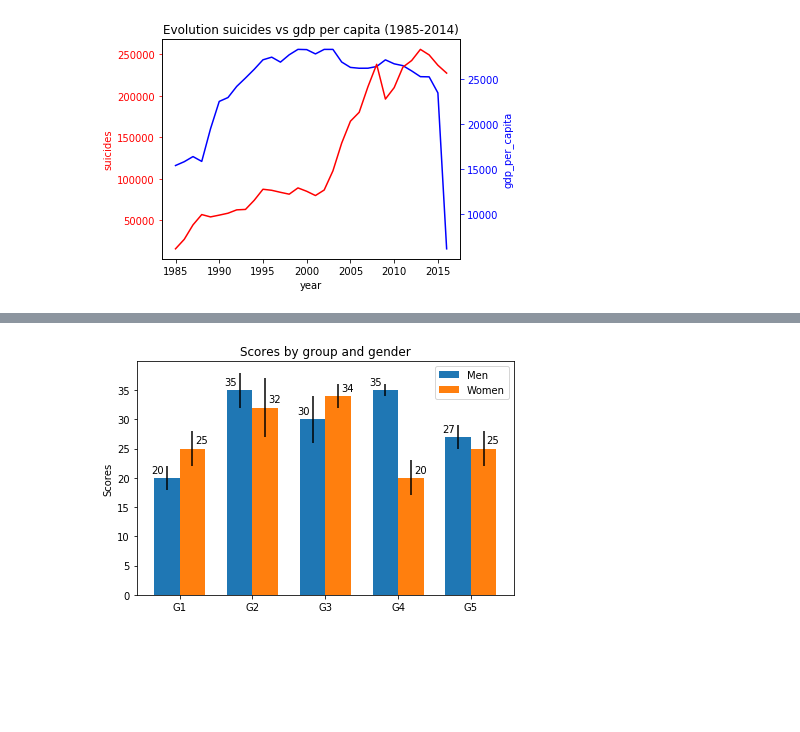
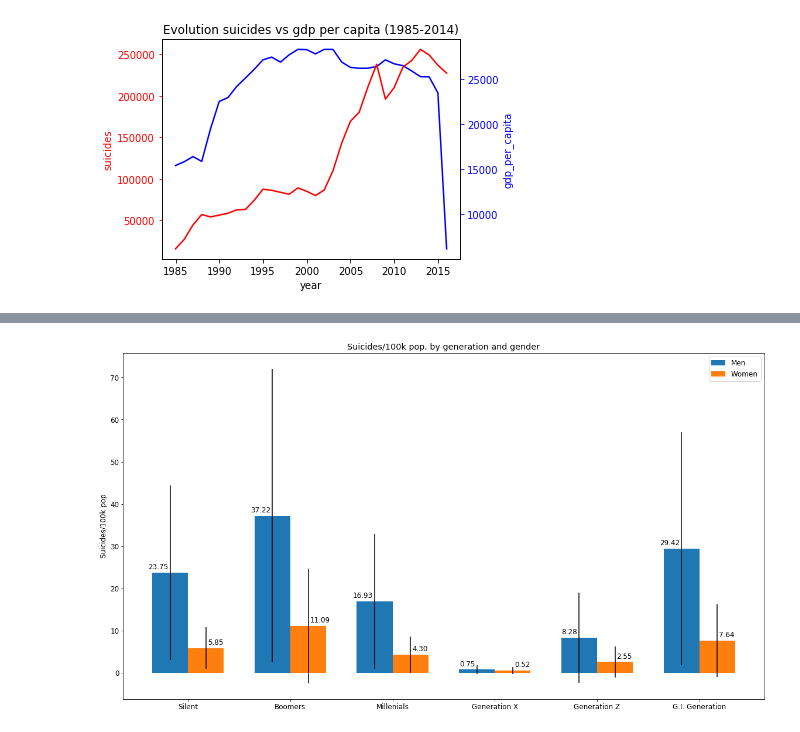
Before and after one commit to jmolins89/project-pipeline, a Jupyter notebook: src/Untitled.ipynb, the cells around one changed output, grey strips where cells are left out. Saved outputs shown, nothing was run; the diff lists cells and outputs as text; code cells hidden in the pictures; blank space fills up the shorter version.

```diff
--- a/src/Untitled.ipynb
+++ b/src/Untitled.ipynb
@@ -243,3 +244,6 @@ fig.tight_layout()
 plt.show()
 # %% [output]
 [figure]
+# %%
+df2 = data_clean.groupby(['sex','generation']).agg(['sum','mean','std'])#.reset_index()
+df3 = df2.unstack(level=0).reset_index()
@@ -246,54 +272,50 @@ plt.show()
 # %%
-import matplotlib
-import matplotlib.pyplot as plt
-import numpy as np
 
-
-men_means, men_std = (20, 35, 30, 35, 27), (2, 3, 4, 1, 2)
-women_means, women_std = (25, 32, 34, 20, 25), (3, 5, 2, 3, 3)
+men_means, men_std = tuple(df2['suicides/100k pop']['mean']['male']), tuple(df2['suicides/100k pop']['std']['male'])
+women_means, women_std = tuple(df2['suicides/100k pop']['mean']['female']), tuple(df2['suicides/100k pop']['std']['female'])
 
 ind = np.arange(len(men_means))  # the x locations for the groups
 width = 0.35  # the width of the bars
 
 fig, ax = plt.subplots()
-rects1 = ax.bar(ind - width/2, men_means, width, yerr=men_std,
-                label='Men')
-rects2 = ax.bar(ind + width/2, women_means, width, yerr=women_std,
-                label='Women')
+rects1 = ax.bar(ind - width/2, men_means,  width, yerr=men_std, label='Men') # remove std
+rects2 = ax.bar(ind + width/2, women_means,  width, yerr=women_std, label='Women') # remove std
 
 # Add some text for labels, title and custom x-axis tick labels, etc.
-ax.set_ylabel('Scores')
-ax.set_title('Scores by group and gender')
+ax.set_ylabel('Suicides/100k pop')
+ax.set_title('Suicides/100k pop. by generation and gender')
 ax.set_xticks(ind)
-ax.set_xticklabels(('G1', 'G2', 'G3', 'G4', 'G5'))
+ax.set_xticklabels((tuple(set(df2['generation']))))
 ax.legend()
 
 
 def autolabel(rects, xpos='center'):
     """
     Attach a text label above each bar in *rects*, displaying its height.
 
     *xpos* indicates which side to place the text w.r.t. the center of
     the bar. It can be one of the following {'center', 'right', 'left'}.
     """
 
     ha = {'center': 'center', 'right': 'left', 'left': 'right'}
     offset = {'center': 0, 'right': 1, 'left': -1}
 
     for rect in rects:
         height = rect.get_height()
-        ax.annotate('{}'.format(height),
+        ax.annotate('{0:.2f}'.format(height),
                     xy=(rect.get_x() + rect.get_width() / 2, height),
                     xytext=(offset[xpos]*3, 3),  # use 3 points offset
                     textcoords="offset points",  # in both directions
                     ha=ha[xpos], va='bottom')
 
-
 autolabel(rects1, "left")
 autolabel(rects2, "right")
 
+
 fig.tight_layout()
+fig.set_size_inches(18.5, 10.5)
 
+fig.savefig('../presentacion/test2png.png')
 plt.show()
 # %% [output]
-[figure, old version]
+[figure, new version]
```
Also changed, not shown: parts of 10 cells of this notebook, 3 other files.
